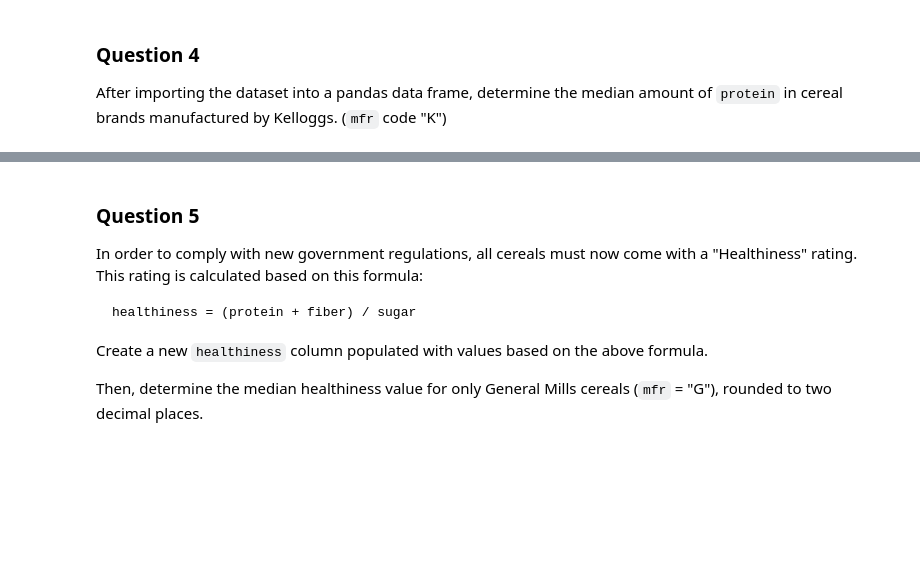
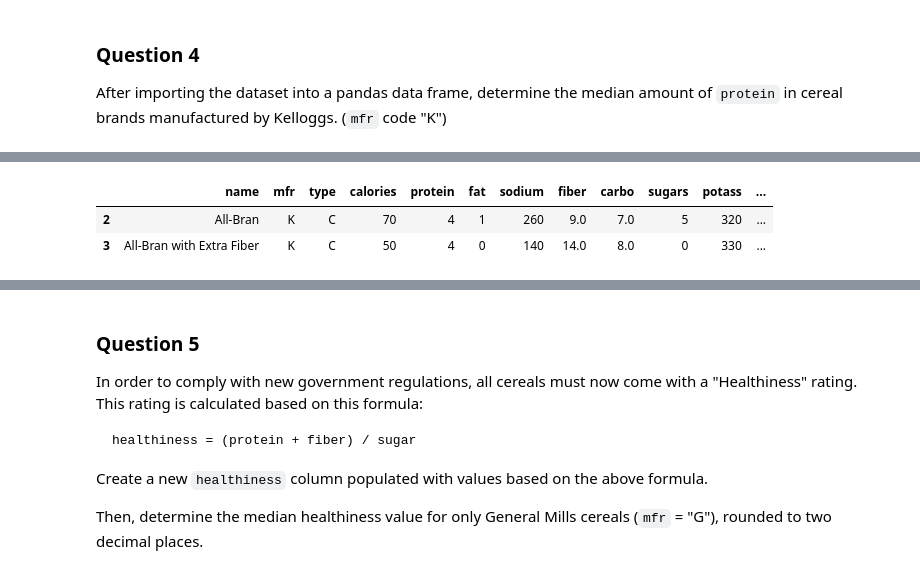
Before and after one commit to awarbler/CSE450AWoodford, a Jupyter notebook: notebooks/module01-assessment.ipynb, the cells around one changed output, grey strips where cells are left out. Saved outputs shown, nothing was run; the diff lists cells and outputs as text; code cells hidden in the pictures; blank space fills up the shorter version.

```diff
--- a/notebooks/module01-assessment.ipynb
+++ b/notebooks/module01-assessment.ipynb
@@ -131,0 +180,18 @@ After importing the dataset into a pandas data frame, determine the median amoun
+# %%
+# Note: While the tutorial linked above uses the replace function,
+# using the map function instead can often be much faster and more
+# memory efficient, especially for large datasets.
+# Display the count of values for the manufacturer code ("mfr" column), then
+# create a new column containing the appropriate manufacturer names.
+cereal['mfr_name'] = cereal['mfr'].map({
+    'A': 'American Home Food Products',
+    'G': 'General Mills',
+    'K': 'Kelloggs',
+    'N': 'Nabisco',
+    'P': 'Post',
+    'Q': 'Quaker Oats',
+    'R': 'Ralston Purina'
+})
+# If we missed any mappings, they will show up as a NaN value (Not a Number),
+# so we'll do a quick value_counts on our new column to check
+cereal['mfr_name'].value_counts()
@@ -131,0 +207,8 @@ After importing the dataset into a pandas data frame, determine the median amoun
+# %%
+# isolate Kelloggs Cereal
+kelloggs = cereal[cereal['mfr_name']== 'Kelloggs']
+kelloggs.head(2)
+# %% [output]
+|  | name | mfr | type | calories | protein | fat | sodium | fiber | carbo | sugars | potass | ... |
+| 2 | All-Bran | K | C | 70 | 4 | 1 | 260 | 9.0 | 7.0 | 5 | 320 | ... |
+| 3 | All-Bran with Extra Fiber | K | C | 50 | 4 | 0 | 140 | 14.0 | 8.0 | 0 | 330 | ... |
```
Also changed, not shown: parts of 5 cells of this notebook.
